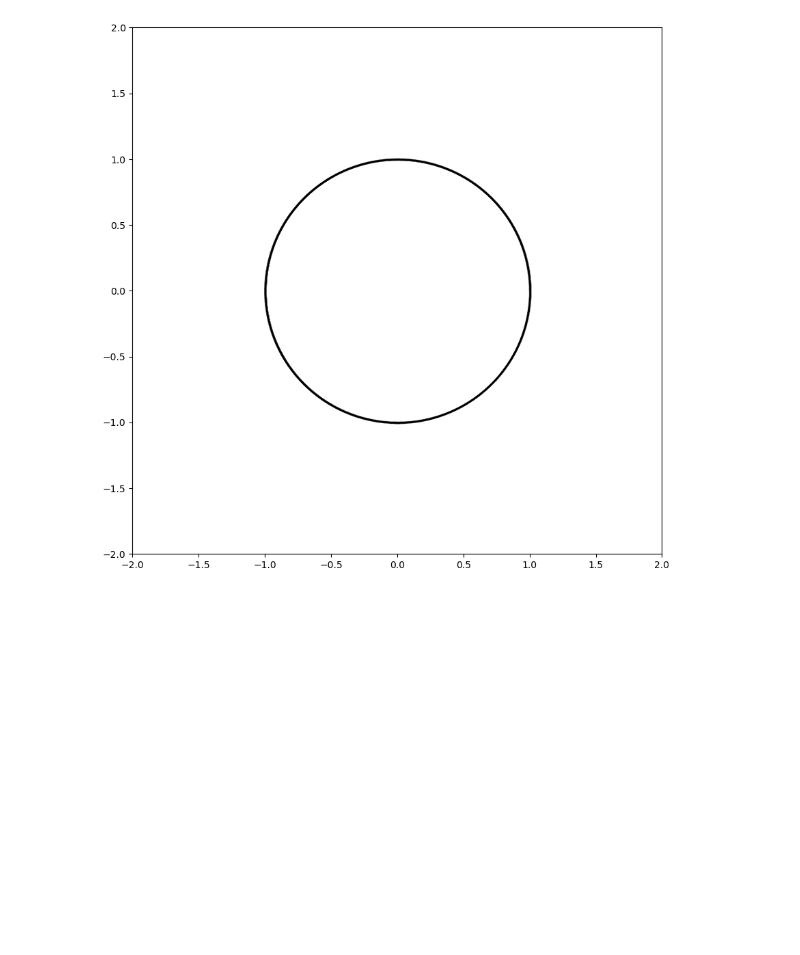
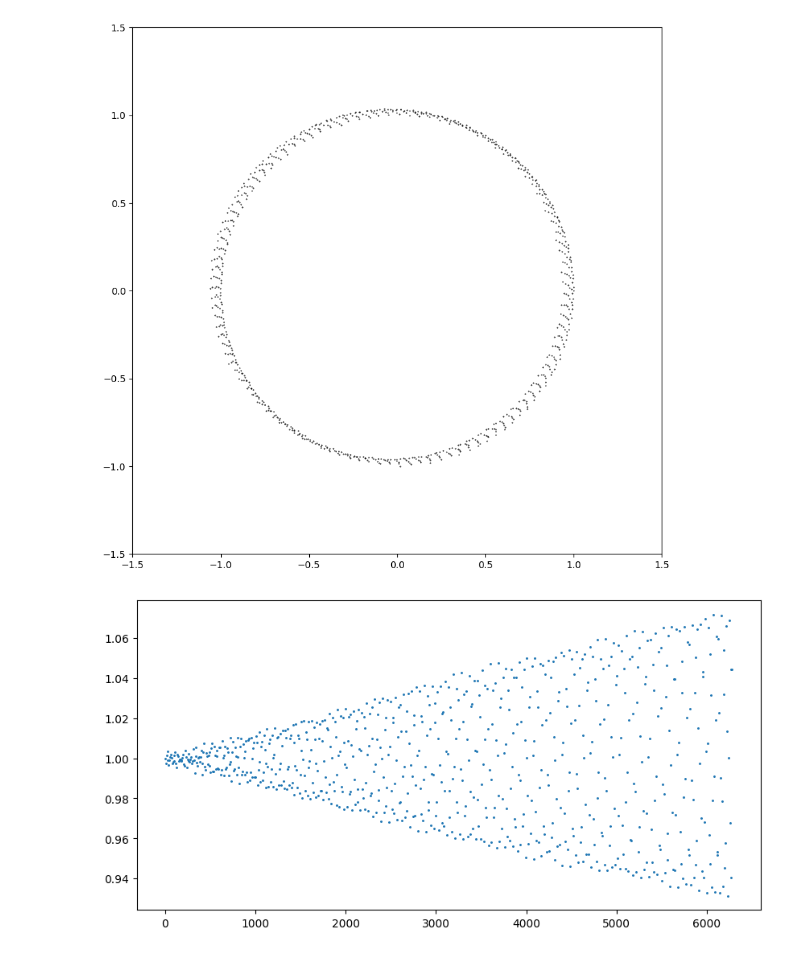
Before and after one commit to luke-wriglesworth/wisdom-holman, a Jupyter notebook: wh.ipynb, the cells around one changed output. Saved outputs shown, nothing was run; the diff lists cells and outputs as text; code cells hidden in the pictures; blank space fills up the shorter version.

```diff
--- a/wh.ipynb
+++ b/wh.ipynb
@@ -144,12 +138,20 @@ KeyboardInterrupt:
 # %%
 import matplotlib.pyplot as plt
 fig = plt.figure(figsize=(10,10))
-plt.xlim(-2,2)
-plt.ylim(-2,2)
-#plt.scatter(cartesian[:,0,0],cartesian[:,0,1],s=0.01)
-n = 1
-plt.scatter(cartesian[::n,1,0],cartesian[::n,1,1],s=0.001,color='k',marker=".")
-#plt.scatter(cartesian[:,2,0],cartesian[:,2,1],s=0.01)
+plt.xlim(-1.5,1.5)
+plt.ylim(-1.5,1.5)
+n = 80
+#plt.scatter(cartesian[::n,0,0],cartesian[::n,0,1],s=0.8,color='k',marker=".")
+plt.scatter(cartesian[::n,1,0],cartesian[::n,1,1],s=0.8,color='k',marker=".")
+#plt.scatter(cartesian[::n,2,0],cartesian[::n,2,1],s=0.8,color='r',marker=".")
 plt.show()
+
+# plot velocity
+fig = plt.figure(figsize=(10,5))
+#plt.scatter(time,np.linalg.norm(cartesian_v[:,0],axis=1))
+plt.scatter(time[::n],np.linalg.norm(cartesian_v[::n,1],axis=1),s=1.2)
+#plt.scatter(time,np.linalg.norm(cartesian_v[:,2],axis=1))
+plt.show()
 # %% [output]
-[figure, old version]
+[figure, new version]
+[figure, added]
```
Also changed, not shown: parts of 1 cell of this notebook.
